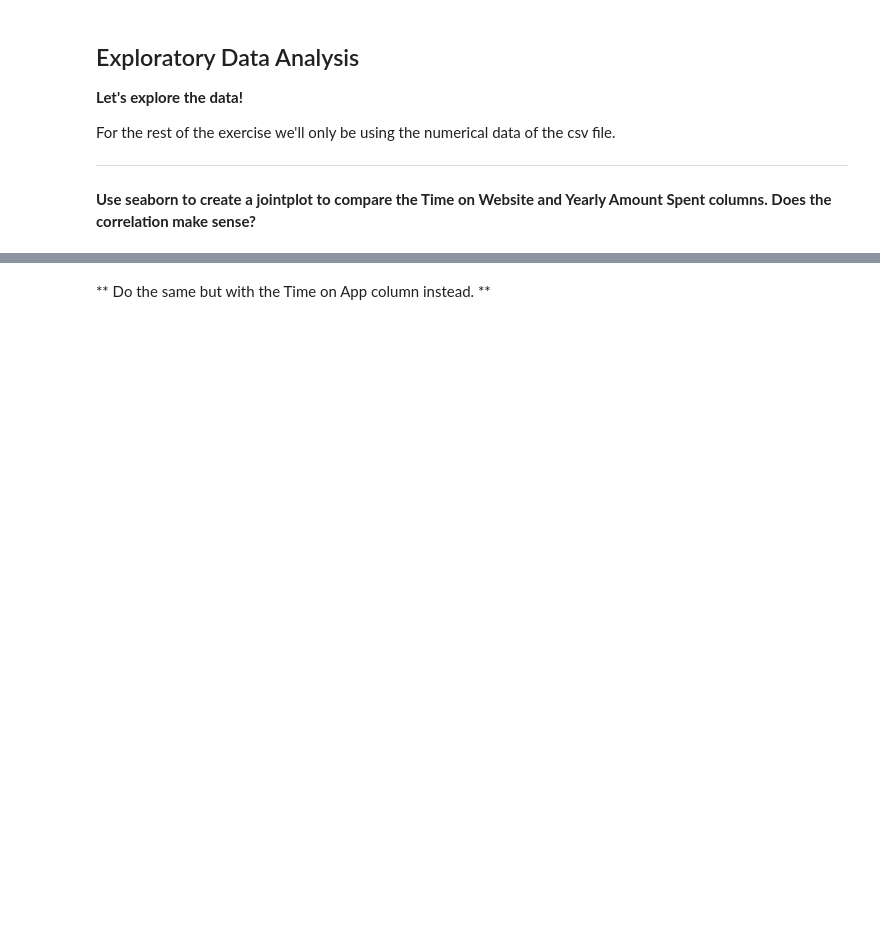
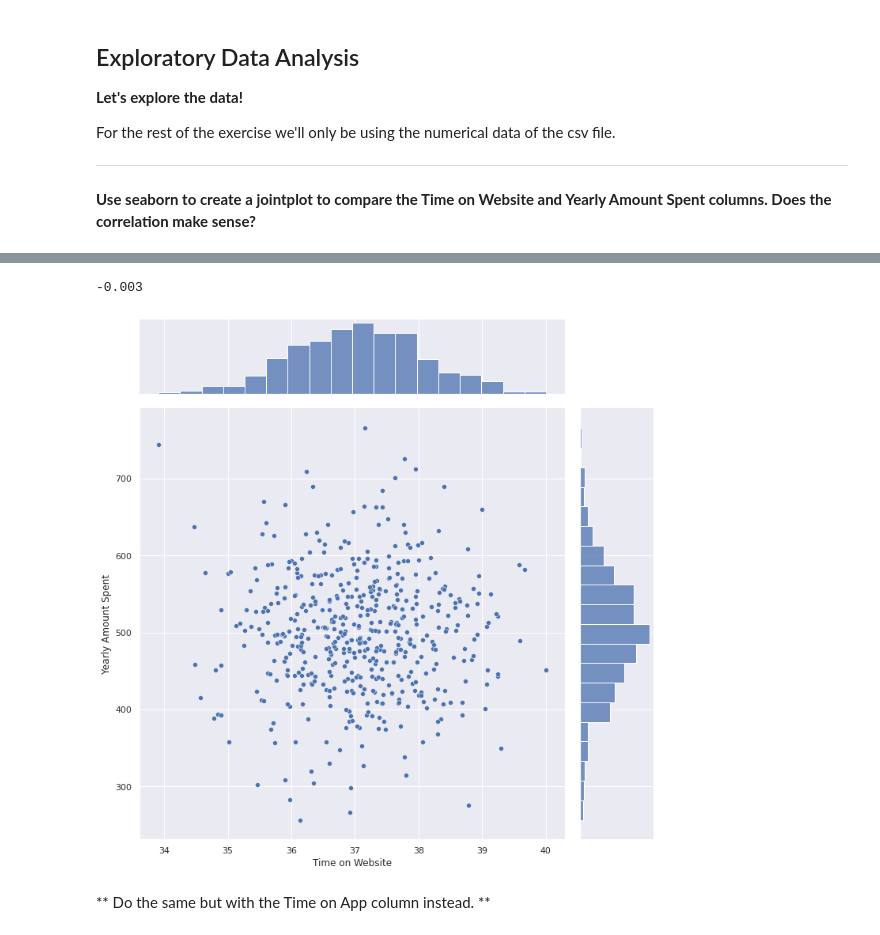
Before and after one commit to makhijakabir/assignments-ml, a Jupyter notebook: Assignment_01_Linear_Regression_Project.ipynb, the cells around one changed output, grey strips where cells are left out. Cells and saved outputs as stored; diff of their text form; code cells hidden in the pictures; blank space fills up the shorter version.

```diff
--- a/Assignment_01_Linear_Regression_Project.ipynb
+++ b/Assignment_01_Linear_Regression_Project.ipynb
@@ -24,5 +36,7 @@ We'll work with the Ecommerce Customers csv file from the company. It has Custom
 * Length of Membership: How many years the customer has been a member.
 
 ** Read in the Ecommerce Customers csv file as a DataFrame called customers.**
+# %%
+customers = pd.read_csv('/content/Ecommerce Customers.csv')
 # %% [markdown]
 **Check the head of customers, and check out its info() and describe() methods.**
@@ -75,2 +114,12 @@ ___
+# %%
+correlationWebsite = round(customers['Time on Website'].corr(customers['Yearly Amount Spent']), 3)
+correlationWebsite
+# %% [output]
+-0.003
+# %%
+sns.jointplot(data=customers, x='Time on Website', y='Yearly Amount Spent', height=10)
+plt.show()
+# %% [output]
+[figure, added]
 # %% [markdown]
 ** Do the same but with the Time on App column instead. **
```
Also changed, not shown: parts of 39 cells of this notebook.
